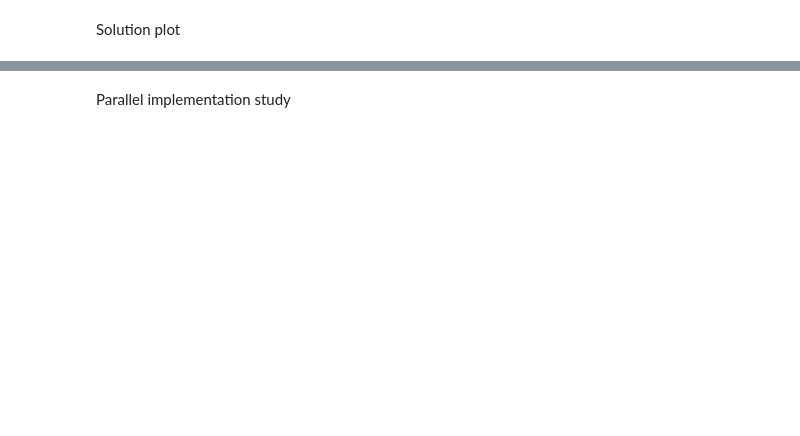
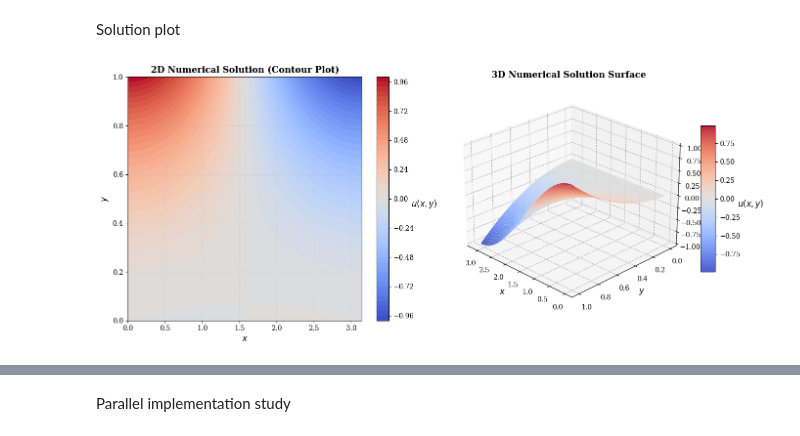
Before and after one commit to paxwritescode/paracomp, a Jupyter notebook: 002-dirichlet-poisson/analysis/plots.ipynb, the cells around one changed output, grey strips where cells are left out. Cells and saved outputs as stored; diff of their text form; code cells hidden in the pictures; blank space fills up the shorter version.

```diff
--- a/002-dirichlet-poisson/analysis/plots.ipynb
+++ b/002-dirichlet-poisson/analysis/plots.ipynb
@@ -6,13 +7,13 @@ import matplotlib.pyplot as plt
 Solution plot
 # %%
 try:
-    data = pd.read_csv('../code/src/results/solution.csv', header=None).values
+    z_num = pd.read_csv('../code/src/results/solution.csv', header=None).values
 except FileNotFoundError:
     print("Error: no file")
     exit()
 # %%
-Nx = data.shape[0] - 1
-Ny = data.shape[1] - 1
+Nx = z_num.shape[0] - 1
+Ny = z_num.shape[1] - 1
 
 x = np.linspace(0, np.pi, Nx + 1)
 y = np.linspace(0, 1.0, Ny + 1)
@@ -24,32 +25,34 @@ plt.rcParams.update({
     'font.family': 'serif',
     'text.usetex': False
 })
 
 
 ax1 = fig.add_subplot(1, 2, 1)
-contour = ax1.contourf(X, Y, data, levels=50, cmap='coolwarm')
+contour = ax1.contourf(X, Y, z_num, levels=50, cmap='coolwarm')
 cbar1 = fig.colorbar(contour, ax=ax1)
 cbar1.set_label('$u(x, y)$', rotation=0, labelpad=15)
 ax1.set_title('2D Numerical Solution (Contour Plot)', fontsize=13, fontweight='bold')
 ax1.set_xlabel('$x$')
 ax1.set_ylabel('$y$')
 ax1.grid(True, linestyle=':', alpha=0.5)
 
 
 ax2 = fig.add_subplot(1, 2, 2, projection='3d')
-surf = ax2.plot_surface(X, Y, data, cmap='coolwarm', edgecolor='none', alpha=0.9)
+surf = ax2.plot_surface(X, Y, z_num, cmap='coolwarm', edgecolor='none', alpha=0.9)
 cbar2 = fig.colorbar(surf, ax=ax2, shrink=0.6, aspect=10)
 cbar2.set_label('$u(x, y)$', rotation=0, labelpad=15)
 
 ax2.set_title('3D Numerical Solution Surface', fontsize=13, fontweight='bold')
 ax2.set_xlabel('$x$')
 ax2.set_ylabel('$y$')
 ax2.set_zlabel('$u(x, y)$')
 
 
 ax2.view_init(elev=25, azim=135)
 
 plt.tight_layout()
 
 plt.savefig('solution_plots.pdf', dpi=300)
 plt.show()
+# %% [output]
+[figure, added]
```
Also changed, not shown: parts of 4 cells of this notebook, 12 other files.
